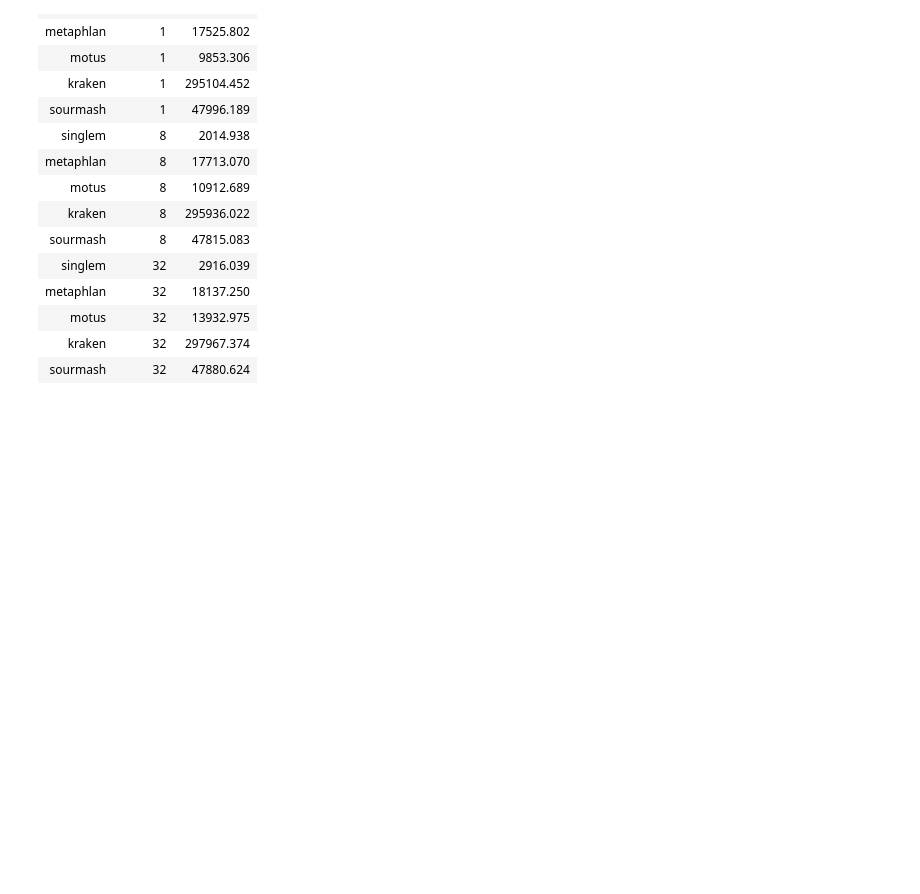
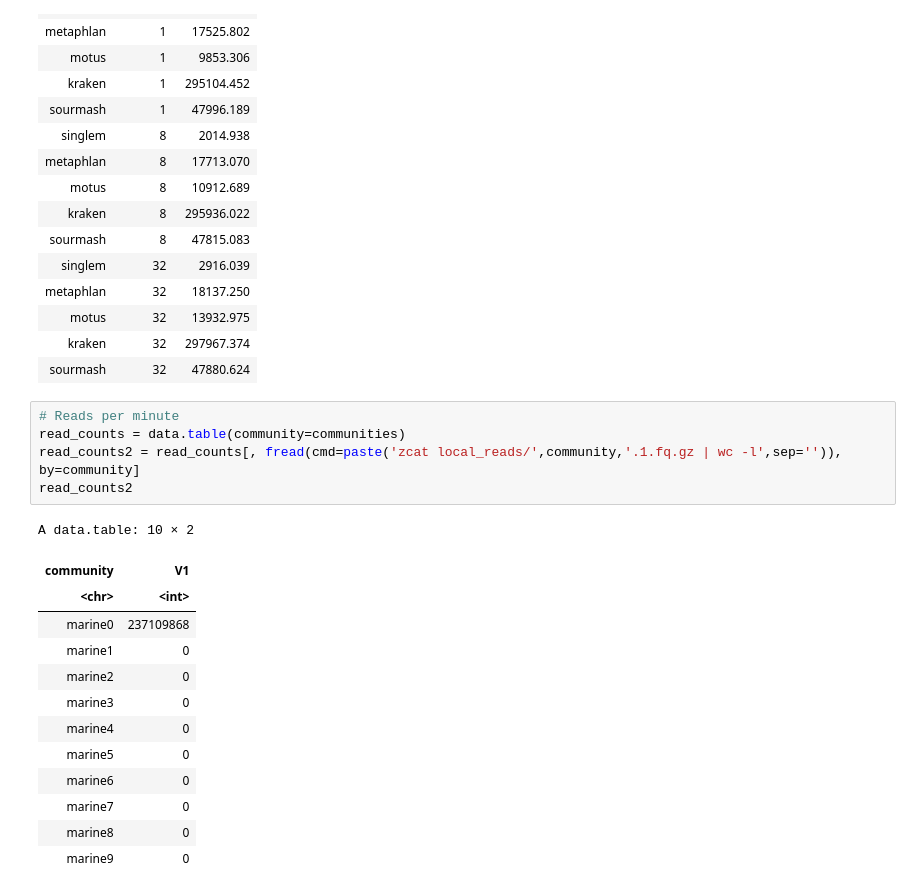
Before and after one commit to wwood/singlem-benchmarking, a Jupyter notebook: 1_novel_strains/plot.ipynb, the cells around one changed output. Saved outputs shown, nothing was run; the diff lists cells and outputs as text; blank space fills up the shorter version.

```diff
--- a/1_novel_strains/plot.ipynb
+++ b/1_novel_strains/plot.ipynb
@@ -166,3 +163,22 @@ A data.table: 15 × 3
 | motus | 32 | 13932.975 |
 | kraken | 32 | 297967.374 |
 | sourmash | 32 | 47880.624 |
+# %%
+# Reads per minute
+read_counts = data.table(community=communities)
+read_counts2 = read_counts[, fread(cmd=paste('zcat local_reads/',community,'.1.fq.gz | wc -l',sep='')), by=community]
+read_counts2
+# %% [output]
+A data.table: 10 × 2
+| community | V1 |
+| <chr> | <int> |
+| marine0 | 237109868 |
+| marine1 | 0 |
+| marine2 | 0 |
+| marine3 | 0 |
+| marine4 | 0 |
+| marine5 | 0 |
+| marine6 | 0 |
+| marine7 | 0 |
+| marine8 | 0 |
+| marine9 | 0 |
```
Also changed, not shown: parts of 3 cells of this notebook, 5 other files.
